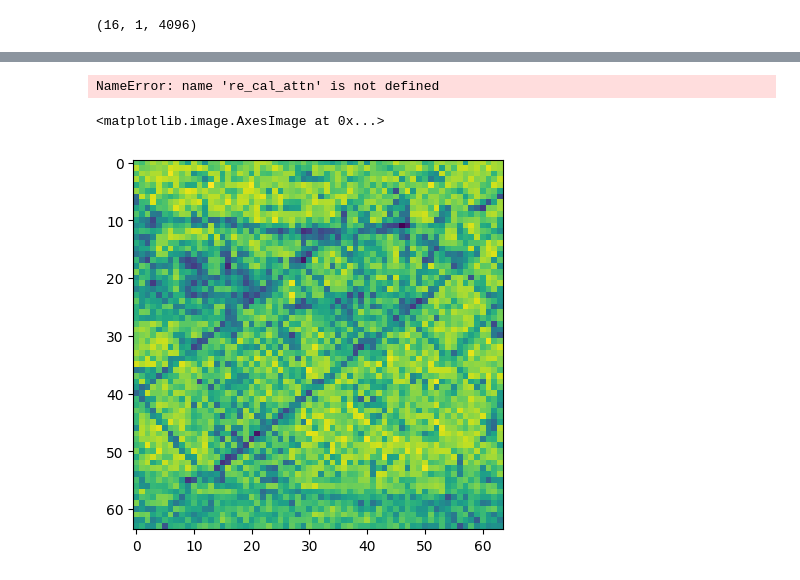
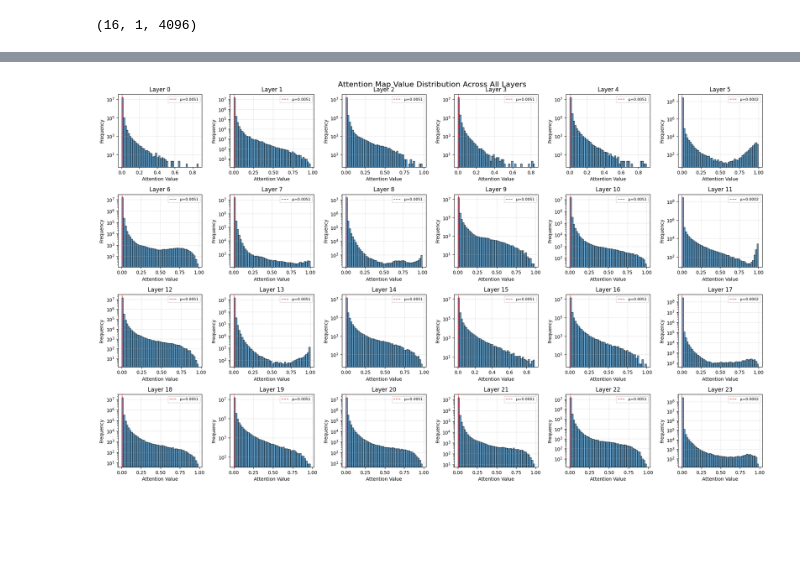
Before and after one commit to hchautran/SAM_Quantization, a Jupyter notebook: encoder.ipynb, the cells around one changed output, grey strips where cells are left out. Drawn from its saved outputs; the diff is of its cells as text; code cells hidden in the pictures; blank space fills up the shorter version.

```diff
--- a/encoder.ipynb
+++ b/encoder.ipynb
@@ -168,10 +169,28 @@ torch.Size([4096])
-# %%
-ori_attn.shape
-re_cal_attn.shape
-# %% [output]
-NameError: name 're_cal_attn' is not defined
-# %%
-plt.imshow(energy_scores.reshape(64,64))
-# %% [output]
-<matplotlib.image.AxesImage at 0x...>
-[figure, removed]
+# %%
+# Plot distribution of attention map values across different layers
+import numpy as np
+
+fig, axes = plt.subplots(4, 6, figsize=(20, 12))
+axes = axes.flatten()
+
+for layer_idx in range(24):
+    attn = get_attention_map_hat(layer_idx)
+    attn_flat = attn.flatten()
+
+    axes[layer_idx].hist(attn_flat, bins=50, alpha=0.7, edgecolor='black',  log=True)
+    axes[layer_idx].set_title(f'Layer {layer_idx}')
+    axes[layer_idx].set_xlabel('Attention Value')
+    axes[layer_idx].set_ylabel('Frequency')
+    axes[layer_idx].grid(True, alpha=0.3)
+
+    # Add statistics
+    mean_val = np.mean(attn_flat)
+    std_val = np.std(attn_flat)
+    axes[layer_idx].axvline(mean_val, color='r', linestyle='--', linewidth=1, label=f'μ={mean_val:.4f}')
+    axes[layer_idx].legend(fontsize=8)
+
+plt.tight_layout()
+plt.suptitle('Attention Map Value Distribution Across All Layers', y=1.001, fontsize=16)
+plt.show()
+# %% [output]
+[figure, added]
```
Also changed, not shown: parts of 8 cells of this notebook, 1 other file.
